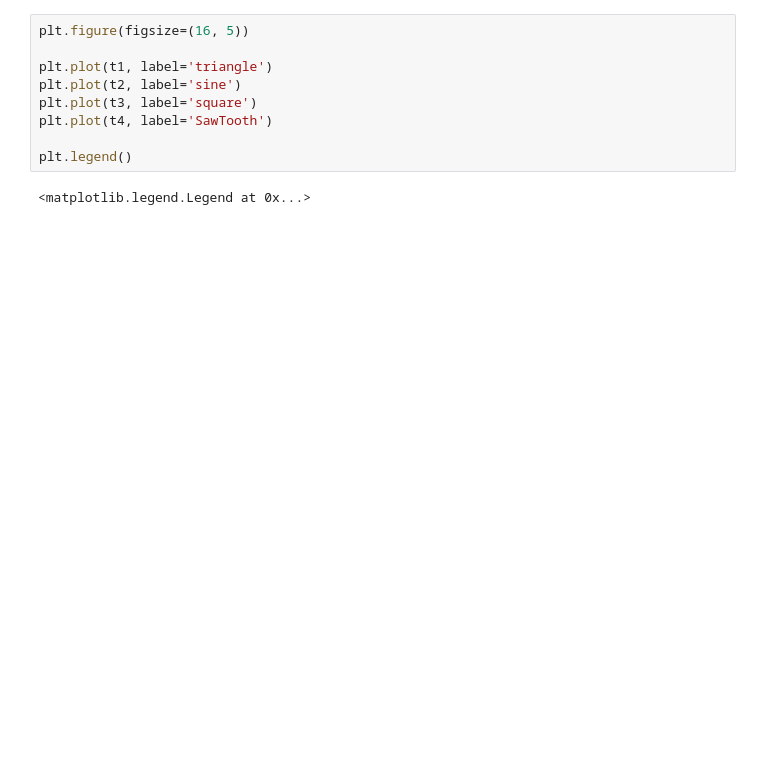
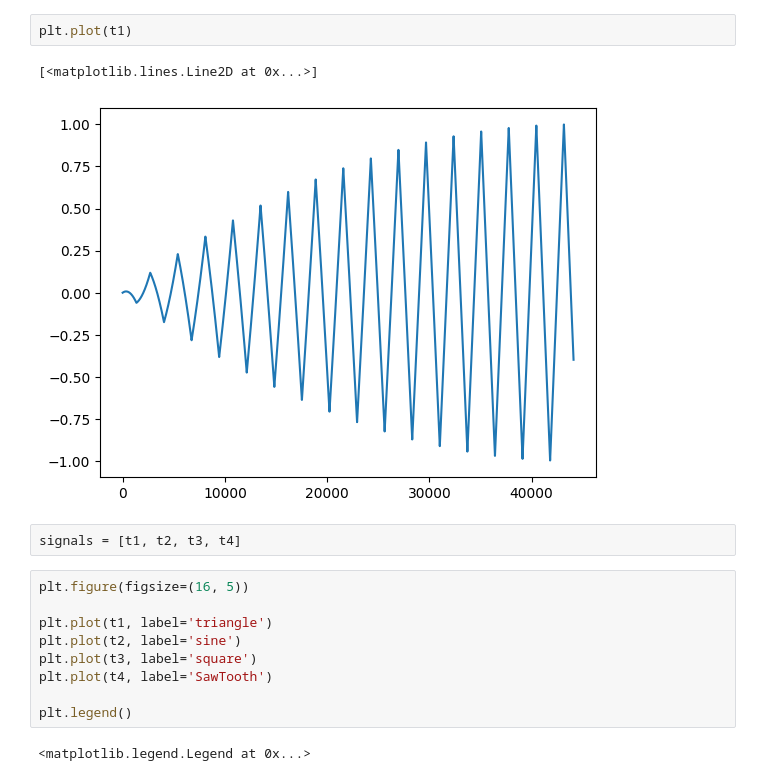
Before and after one commit to grfreitas/Synth-Oni, a Jupyter notebook: sandbox.ipynb, the cells around one changed output. Drawn from its saved outputs; the diff is of its cells as text; blank space fills up the shorter version.

```diff
--- a/sandbox.ipynb
+++ b/sandbox.ipynb
@@ -12,3 +46,10 @@ t4 = SawTooth(frequency=5, duration=1)
+# %%
+plt.plot(t1)
+# %% [output]
+[<matplotlib.lines.Line2D at 0x...>]
+[figure, added]
+# %%
+signals = [t1, t2, t3, t4]
 # %%
 plt.figure(figsize=(16, 5))
 
```
Also changed, not shown: parts of 9 cells of this notebook, 1 other file.
